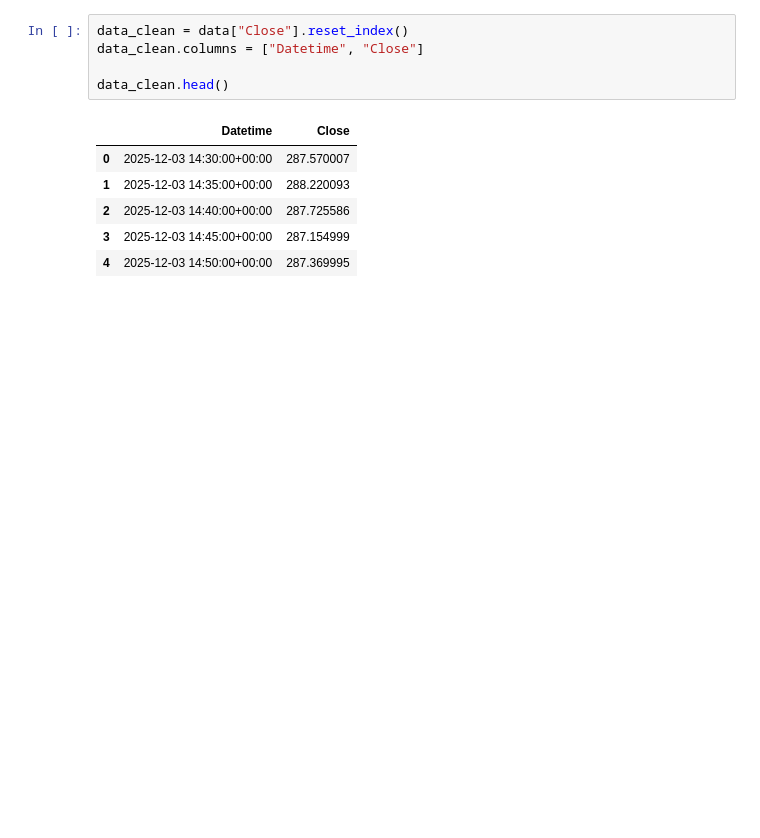
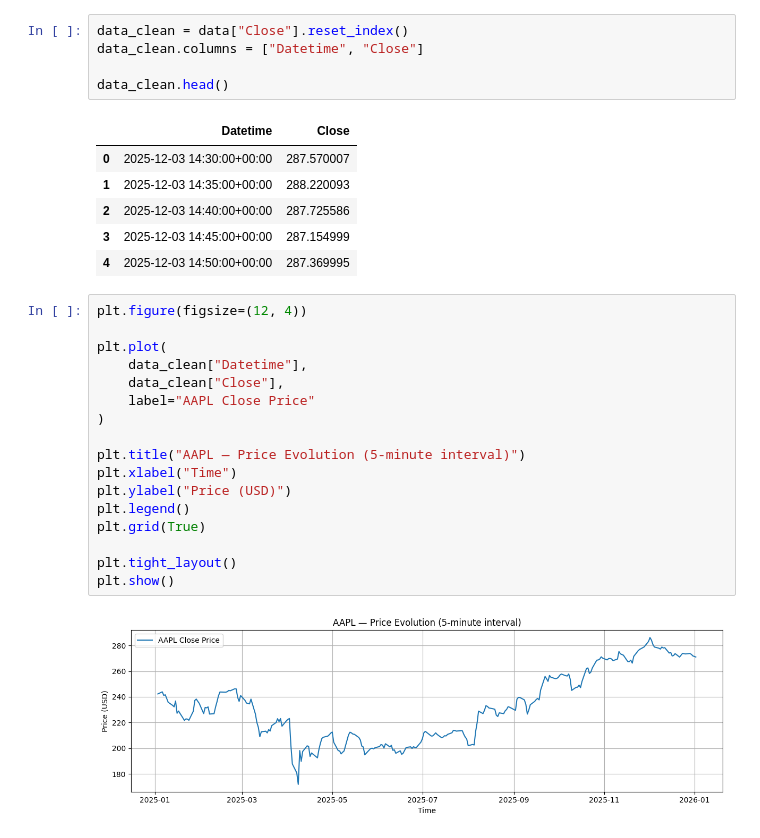
Before and after one commit to Juddt/Projet-Python-DAVROUX-DIDENOT, a Jupyter notebook: Projet_python_DAVROUX_DIDENOT.ipynb, the cells around one changed output. Cells and saved outputs as stored; diff of their text form; blank space fills up the shorter version.

```diff
--- a/Projet_python_DAVROUX_DIDENOT.ipynb
+++ b/Projet_python_DAVROUX_DIDENOT.ipynb
@@ -73,3 +71,22 @@ data_clean.head()
 | 2 | 2025-12-03 14:40:00+00:00 | 287.725586 |
 | 3 | 2025-12-03 14:45:00+00:00 | 287.154999 |
 | 4 | 2025-12-03 14:50:00+00:00 | 287.369995 |
+# %%
+plt.figure(figsize=(12, 4))
+
+plt.plot(
+    data_clean["Datetime"],
+    data_clean["Close"],
+    label="AAPL Close Price"
+)
+
+plt.title("AAPL — Price Evolution (5-minute interval)")
+plt.xlabel("Time")
+plt.ylabel("Price (USD)")
+plt.legend()
+plt.grid(True)
+
+plt.tight_layout()
+plt.show()
+# %% [output]
+[figure, added]
```
Also changed, not shown: parts of 9 cells of this notebook.
